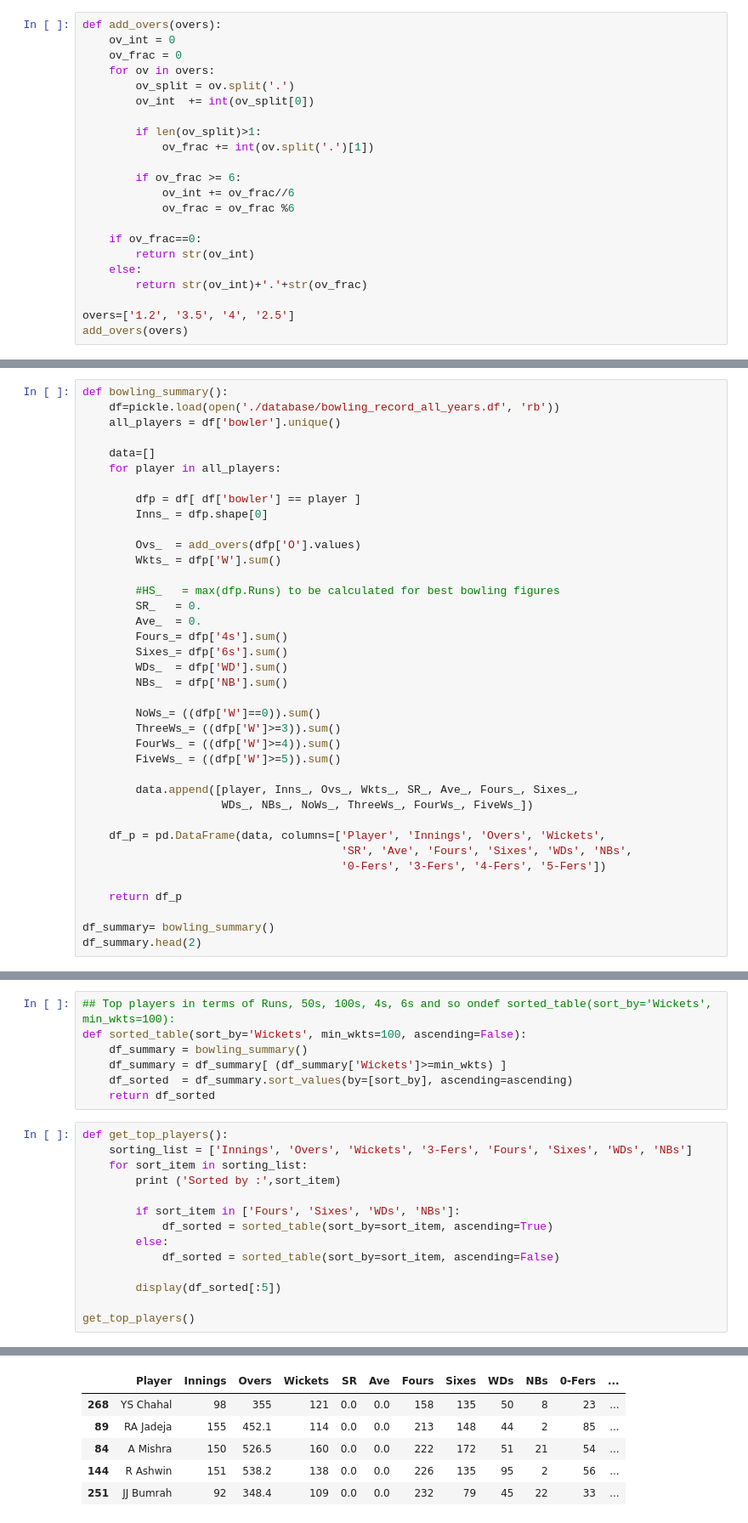
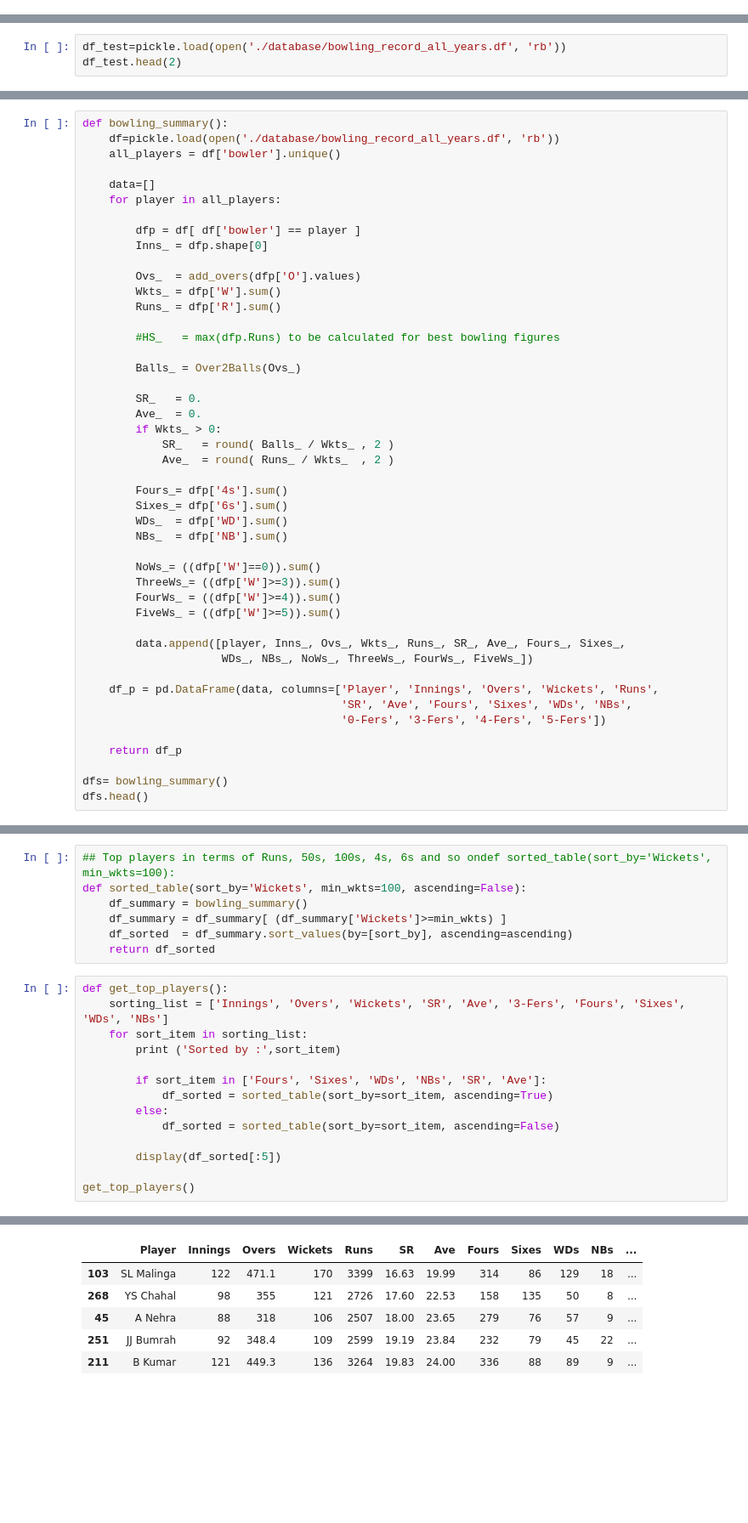
Before and after one commit to khanalg44/cricket_data, a Jupyter notebook: 03_ipl/04_bowling_stats.ipynb, the cells around one changed output, grey strips where cells are left out. Shown at 85% size. Drawn from its saved outputs; the diff is of its cells as text; blank space fills up the shorter version.

```diff
--- a/03_ipl/04_bowling_stats.ipynb
+++ b/03_ipl/04_bowling_stats.ipynb
@@ -11,22 +11,0 @@ from utils import get_player_profile
-# %%
-def add_overs(overs):
-    ov_int = 0
-    ov_frac = 0
-    for ov in overs:
-        ov_split = ov.split('.')
-        ov_int  += int(ov_split[0])
-
-        if len(ov_split)>1:
-            ov_frac += int(ov.split('.')[1])
-
-        if ov_frac >= 6:
-            ov_int += ov_frac//6
-            ov_frac = ov_frac %6
-
-    if ov_frac==0:
-        return str(ov_int)
-    else:
-        return str(ov_int)+'.'+str(ov_frac)
-
-overs=['1.2', '3.5', '4', '2.5']
-add_overs(overs)
@@ -34,0 +12,3 @@ add_overs(overs)
+# %%
+df_test=pickle.load(open('./database/bowling_record_all_years.df', 'rb'))
+df_test.head(2)
@@ -45,10 +30,18 @@ def bowling_summary():
 
         Ovs_  = add_overs(dfp['O'].values)
         Wkts_ = dfp['W'].sum()
+        Runs_ = dfp['R'].sum()
 
         #HS_   = max(dfp.Runs) to be calculated for best bowling figures
+
+        Balls_ = Over2Balls(Ovs_)
+
         SR_   = 0.
         Ave_  = 0.
+        if Wkts_ > 0:
+            SR_   = round( Balls_ / Wkts_ , 2 )
+            Ave_  = round( Runs_ / Wkts_  , 2 )
+
         Fours_= dfp['4s'].sum()
         Sixes_= dfp['6s'].sum()
         WDs_  = dfp['WD'].sum()
@@ -59,15 +52,15 @@ def bowling_summary():
         FourWs_ = ((dfp['W']>=4)).sum()
         FiveWs_ = ((dfp['W']>=5)).sum()
 
-        data.append([player, Inns_, Ovs_, Wkts_, SR_, Ave_, Fours_, Sixes_,
+        data.append([player, Inns_, Ovs_, Wkts_, Runs_, SR_, Ave_, Fours_, Sixes_,
                      WDs_, NBs_, NoWs_, ThreeWs_, FourWs_, FiveWs_])
 
-    df_p = pd.DataFrame(data, columns=['Player', 'Innings', 'Overs', 'Wickets',
+    df_p = pd.DataFrame(data, columns=['Player', 'Innings', 'Overs', 'Wickets', 'Runs',
                                        'SR', 'Ave', 'Fours', 'Sixes', 'WDs', 'NBs',
                                        '0-Fers', '3-Fers', '4-Fers', '5-Fers'])
 
     return df_p
 
-df_summary= bowling_summary()
-df_summary.head(2)
+dfs= bowling_summary()
+dfs.head()
 # %% [output]
@@ -85,11 +81,11 @@ def sorted_table(sort_by='Wickets', min_wkts=100, ascending=False):
     return df_sorted
 # %%
 def get_top_players():
-    sorting_list = ['Innings', 'Overs', 'Wickets', '3-Fers', 'Fours', 'Sixes', 'WDs', 'NBs']
+    sorting_list = ['Innings', 'Overs', 'Wickets', 'SR', 'Ave', '3-Fers', 'Fours', 'Sixes', 'WDs', 'NBs']
     for sort_item in sorting_list:
         print ('Sorted by :',sort_item)
 
-        if sort_item in ['Fours', 'Sixes', 'WDs', 'NBs']:
+        if sort_item in ['Fours', 'Sixes', 'WDs', 'NBs', 'SR', 'Ave']:
             df_sorted = sorted_table(sort_by=sort_item, ascending=True)
         else:
             df_sorted = sorted_table(sort_by=sort_item, ascending=False)
@@ -130,6 +126,6 @@ Sorted by : Fours
-|  | Player | Innings | Overs | Wickets | SR | Ave | Fours | Sixes | WDs | NBs | 0-Fers | ... |
-| 268 | YS Chahal | 98 | 355 | 121 | 0.0 | 0.0 | 158 | 135 | 50 | 8 | 23 | ... |
-| 89 | RA Jadeja | 155 | 452.1 | 114 | 0.0 | 0.0 | 213 | 148 | 44 | 2 | 85 | ... |
-| 84 | A Mishra | 150 | 526.5 | 160 | 0.0 | 0.0 | 222 | 172 | 51 | 21 | 54 | ... |
-| 144 | R Ashwin | 151 | 538.2 | 138 | 0.0 | 0.0 | 226 | 135 | 95 | 2 | 56 | ... |
-| 251 | JJ Bumrah | 92 | 348.4 | 109 | 0.0 | 0.0 | 232 | 79 | 45 | 22 | 33 | ... |
+|  | Player | Innings | Overs | Wickets | Runs | SR | Ave | Fours | Sixes | WDs | NBs | ... |
+| 103 | SL Malinga | 122 | 471.1 | 170 | 3399 | 16.63 | 19.99 | 314 | 86 | 129 | 18 | ... |
+| 268 | YS Chahal | 98 | 355 | 121 | 2726 | 17.60 | 22.53 | 158 | 135 | 50 | 8 | ... |
+| 45 | A Nehra | 88 | 318 | 106 | 2507 | 18.00 | 23.65 | 279 | 76 | 57 | 9 | ... |
+| 251 | JJ Bumrah | 92 | 348.4 | 109 | 2599 | 19.19 | 23.84 | 232 | 79 | 45 | 22 | ... |
+| 211 | B Kumar | 121 | 449.3 | 136 | 3264 | 19.83 | 24.00 | 336 | 88 | 89 | 9 | ... |
```
Also changed, not shown: parts of 5 cells of this notebook, 2 other files.
